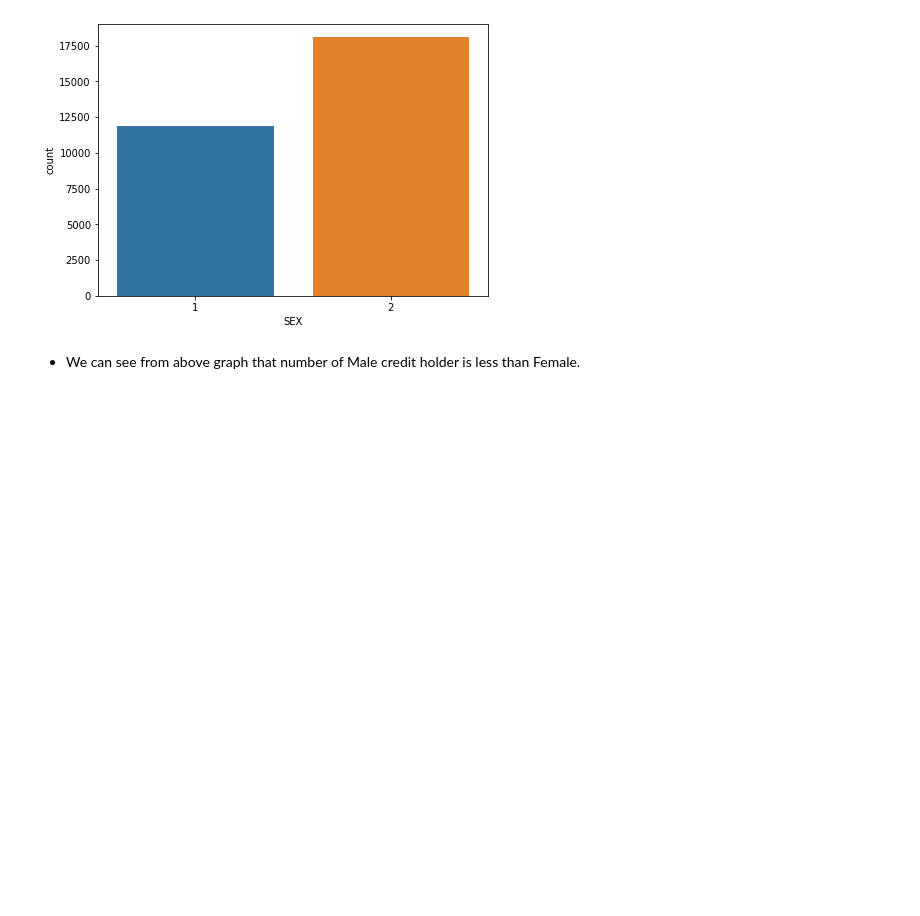
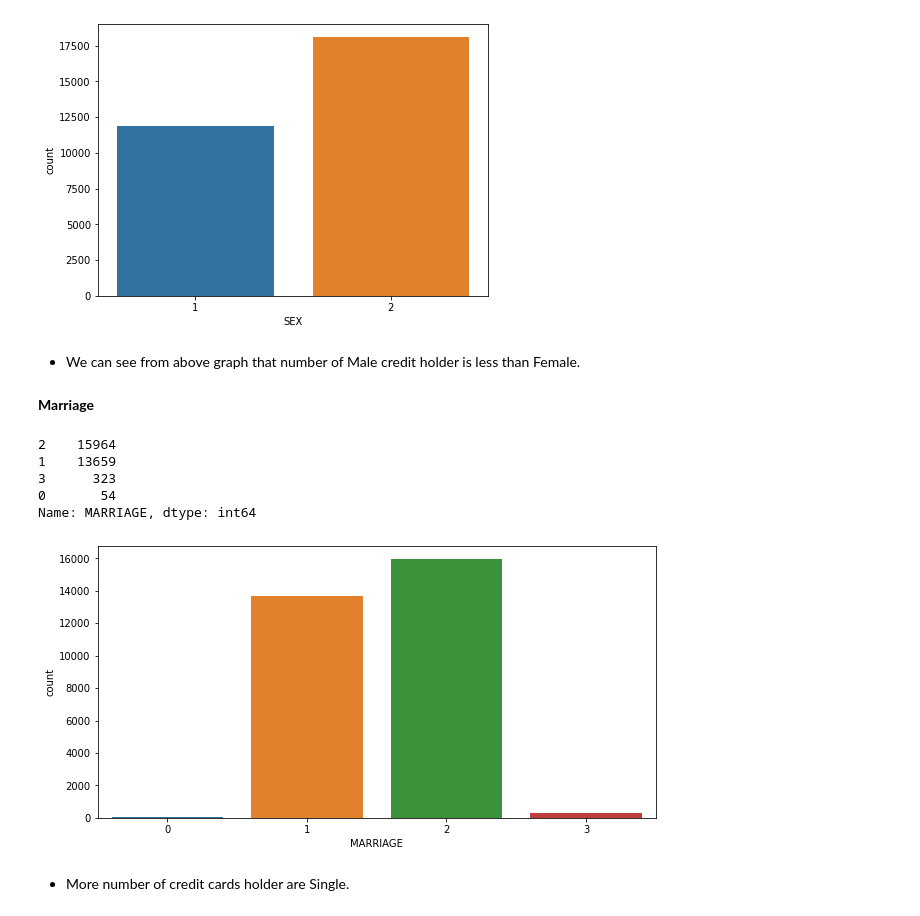
Before and after one commit to AmirKhan6219/Credit-Card-Default-Prediction, a Jupyter notebook: Credit_Card_Default_prediction.ipynb, the cells around one changed output. Saved outputs shown, nothing was run; the diff lists cells and outputs as text; code cells hidden in the pictures; blank space fills up the shorter version.

```diff
--- a/Credit_Card_Default_prediction.ipynb
+++ b/Credit_Card_Default_prediction.ipynb
@@ -120,3 +120,21 @@ plt.show()
 [figure]
 # %% [markdown]
 * We can see from above graph that number of Male credit holder is less than Female.
+# %% [markdown]
+**Marriage**
+# %%
+data["MARRIAGE"].value_counts()
+# %% [output]
+2    15964
+1    13659
+3      323
+0       54
+Name: MARRIAGE, dtype: int64
+# %%
+plt.figure(figsize=(10,5))
+sns.countplot(x = 'MARRIAGE', data = data)
+plt.show()
+# %% [output]
+[figure, added]
+# %% [markdown]
+* More number of credit cards holder are Single.
```
